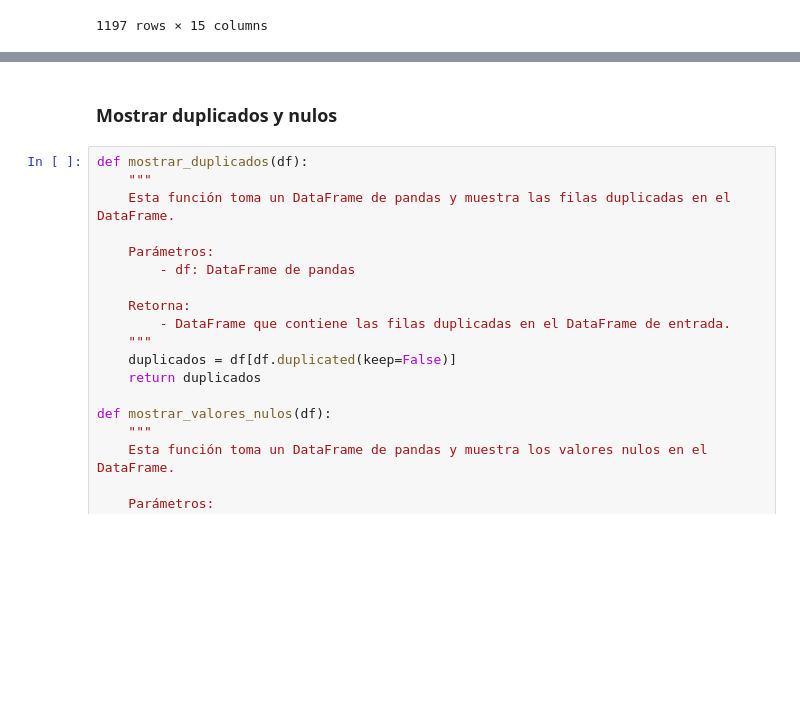
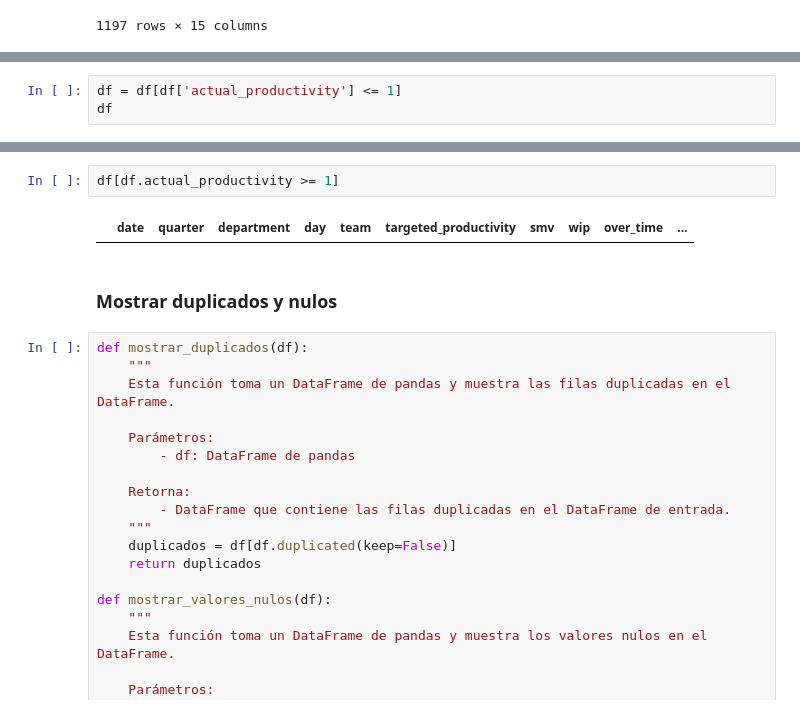
Before and after one commit to D-Arenas/ProDAM, a Jupyter notebook: Data Engineering/Limpieza.ipynb, the cells around one changed output, grey strips where cells are left out. Cells and saved outputs as stored; diff of their text form; blank space fills up the shorter version.

```diff
--- a/Data Engineering/Limpieza.ipynb
+++ b/Data Engineering/Limpieza.ipynb
@@ -25,0 +50,3 @@ df
+# %%
+df = df[df['actual_productivity'] <= 1]
+df
@@ -26,3 +67,7 @@ df
+# %%
+df[df.actual_productivity >= 1]
+# %% [output]
+|  | date | quarter | department | day | team | targeted_productivity | smv | wip | over_time | ... |
 # %% [markdown]
 ### Mostrar duplicados y nulos
 # %%
```
Also changed, not shown: parts of 12 cells of this notebook, 1 other file.
